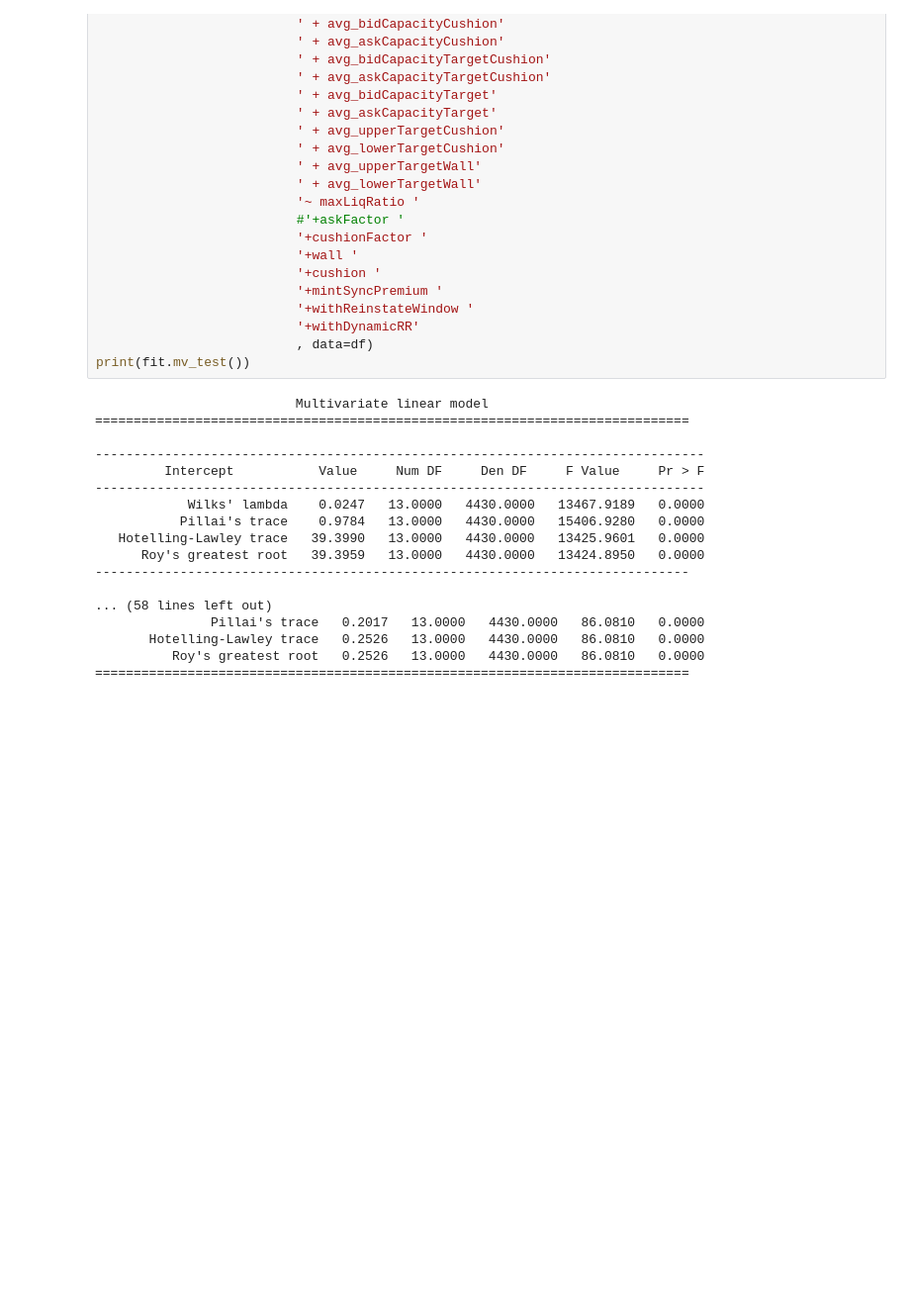
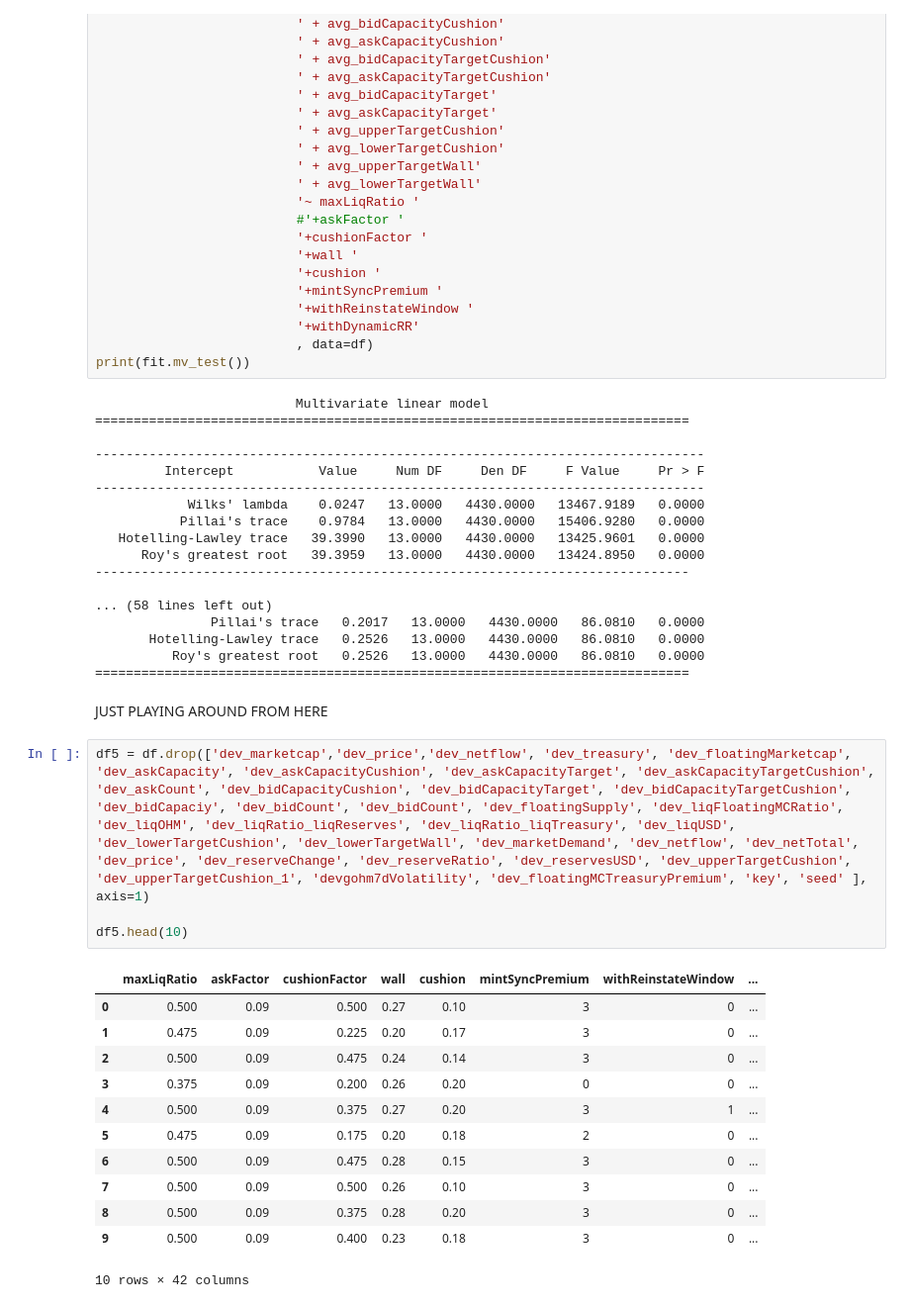
Before and after one commit to EdgeCaser/LiquiditySims, a Jupyter notebook: Stats.ipynb, the cells around one changed output. Shown: that part at 99% size. Saved outputs shown, nothing was run; the diff lists cells and outputs as text; blank space fills up the shorter version.

```diff
--- a/Stats.ipynb
+++ b/Stats.ipynb
@@ -331,3 +331,22 @@ print(fit.mv_test())
        Hotelling-Lawley trace   0.2526   13.0000   4430.0000   86.0810   0.0000
           Roy's greatest root   0.2526   13.0000   4430.0000   86.0810   0.0000
 =============================================================================
+# %% [markdown]
+JUST PLAYING AROUND FROM HERE
+# %%
+df5 = df.drop(['dev_marketcap','dev_price','dev_netflow', 'dev_treasury', 'dev_floatingMarketcap', 'dev_askCapacity', 'dev_askCapacityCushion', 'dev_askCapacityTarget', 'dev_askCapacityTargetCushion', 'dev_askCount', 'dev_bidCapacityCushion', 'dev_bidCapacityTarget', 'dev_bidCapacityTargetCushion', 'dev_bidCapaciy', 'dev_bidCount', 'dev_bidCount', 'dev_floatingSupply', 'dev_liqFloatingMCRatio', 'dev_liqOHM', 'dev_liqRatio_liqReserves', 'dev_liqRatio_liqTreasury', 'dev_liqUSD', 'dev_lowerTargetCushion', 'dev_lowerTargetWall', 'dev_marketDemand', 'dev_netflow', 'dev_netTotal', 'dev_price', 'dev_reserveChange', 'dev_reserveRatio', 'dev_reservesUSD', 'dev_upperTargetCushion', 'dev_upperTargetCushion_1', 'devgohm7dVolatility', 'dev_floatingMCTreasuryPremium', 'key', 'seed' ], axis=1)
+
+df5.head(10)
+# %% [output]
+|  | maxLiqRatio | askFactor | cushionFactor | wall | cushion | mintSyncPremium | withReinstateWindow | ... |
+| 0 | 0.500 | 0.09 | 0.500 | 0.27 | 0.10 | 3 | 0 | ... |
+| 1 | 0.475 | 0.09 | 0.225 | 0.20 | 0.17 | 3 | 0 | ... |
+| 2 | 0.500 | 0.09 | 0.475 | 0.24 | 0.14 | 3 | 0 | ... |
+| 3 | 0.375 | 0.09 | 0.200 | 0.26 | 0.20 | 0 | 0 | ... |
+| 4 | 0.500 | 0.09 | 0.375 | 0.27 | 0.20 | 3 | 1 | ... |
+| 5 | 0.475 | 0.09 | 0.175 | 0.20 | 0.18 | 2 | 0 | ... |
+| 6 | 0.500 | 0.09 | 0.475 | 0.28 | 0.15 | 3 | 0 | ... |
+| 7 | 0.500 | 0.09 | 0.500 | 0.26 | 0.10 | 3 | 0 | ... |
+| 8 | 0.500 | 0.09 | 0.375 | 0.28 | 0.20 | 3 | 0 | ... |
+| 9 | 0.500 | 0.09 | 0.400 | 0.23 | 0.18 | 3 | 0 | ... |
+10 rows × 42 columns
```
Also changed, not shown: parts of 11 cells of this notebook, 2 other files.
